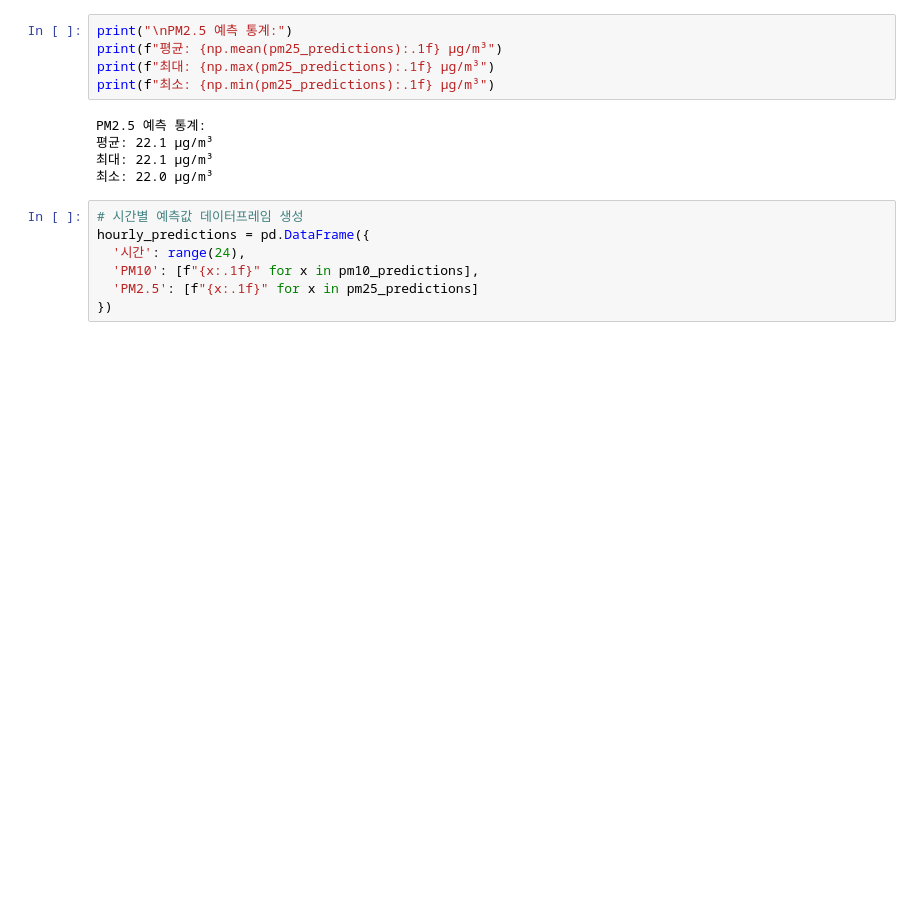
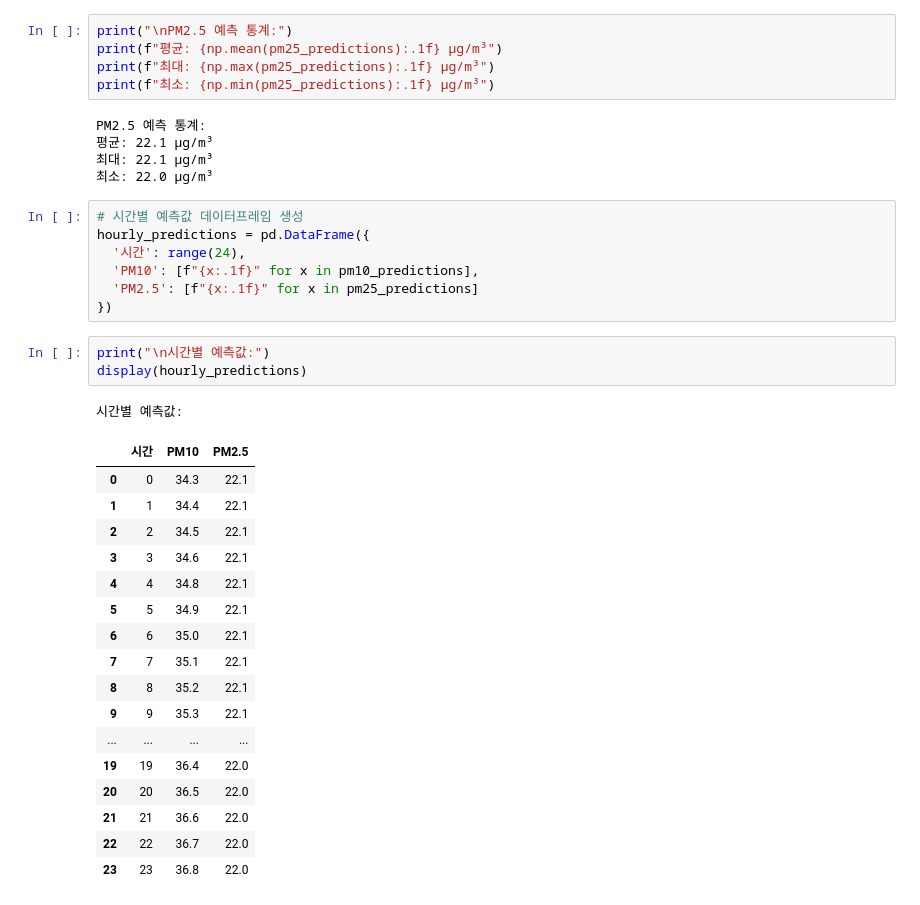
Before and after one commit to 98jiyong/AIProject, a Jupyter notebook: 20250106.ipynb, the cells around one changed output. Cells and saved outputs as stored; diff of their text form; blank space fills up the shorter version.

```diff
--- a/20250106.ipynb
+++ b/20250106.ipynb
@@ -272,3 +272,25 @@ hourly_predictions = pd.DataFrame({
   'PM10': [f"{x:.1f}" for x in pm10_predictions],
   'PM2.5': [f"{x:.1f}" for x in pm25_predictions]
 })
+# %%
+print("\n시간별 예측값:")
+display(hourly_predictions)
+# %% [output]
+시간별 예측값:
+|  | 시간 | PM10 | PM2.5 |
+| 0 | 0 | 34.3 | 22.1 |
+| 1 | 1 | 34.4 | 22.1 |
+| 2 | 2 | 34.5 | 22.1 |
+| 3 | 3 | 34.6 | 22.1 |
+| 4 | 4 | 34.8 | 22.1 |
+| 5 | 5 | 34.9 | 22.1 |
+| 6 | 6 | 35.0 | 22.1 |
+| 7 | 7 | 35.1 | 22.1 |
+| 8 | 8 | 35.2 | 22.1 |
+| 9 | 9 | 35.3 | 22.1 |
+| ... | ... | ... | ... |
+| 19 | 19 | 36.4 | 22.0 |
+| 20 | 20 | 36.5 | 22.0 |
+| 21 | 21 | 36.6 | 22.0 |
+| 22 | 22 | 36.7 | 22.0 |
+| 23 | 23 | 36.8 | 22.0 |
```
Also changed, not shown: parts of 19 cells of this notebook, 5 other files.
